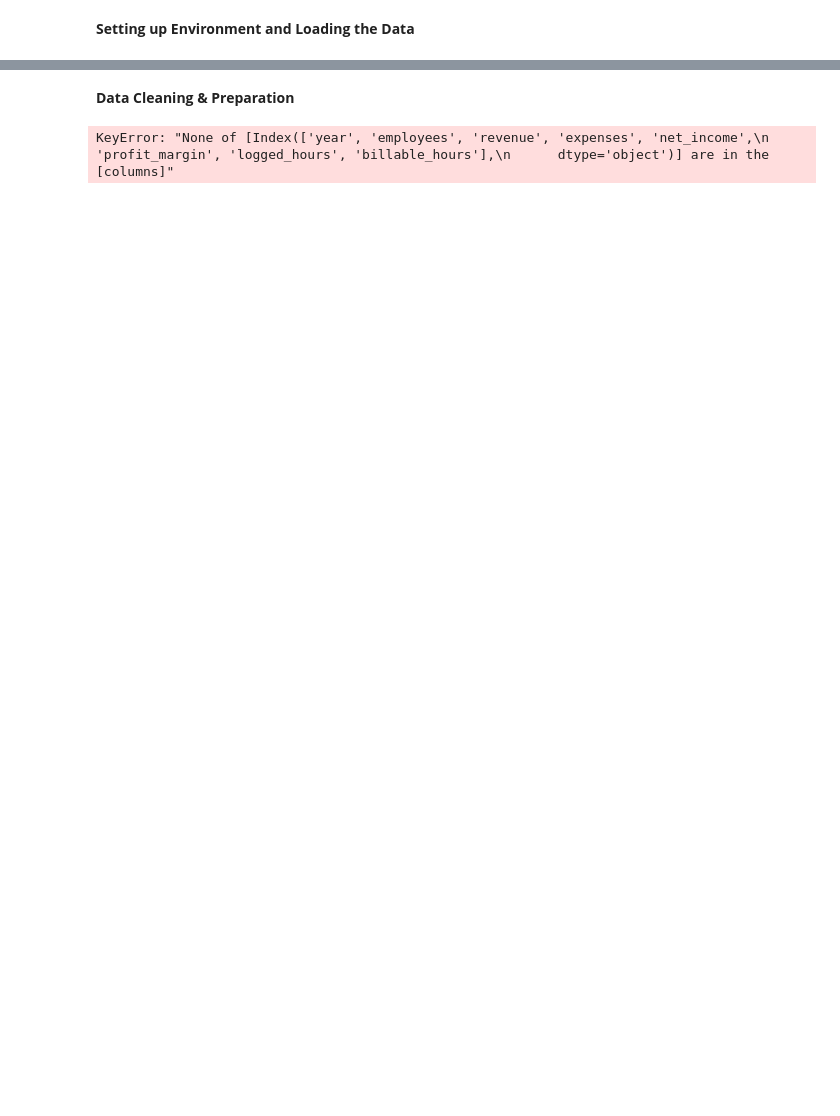
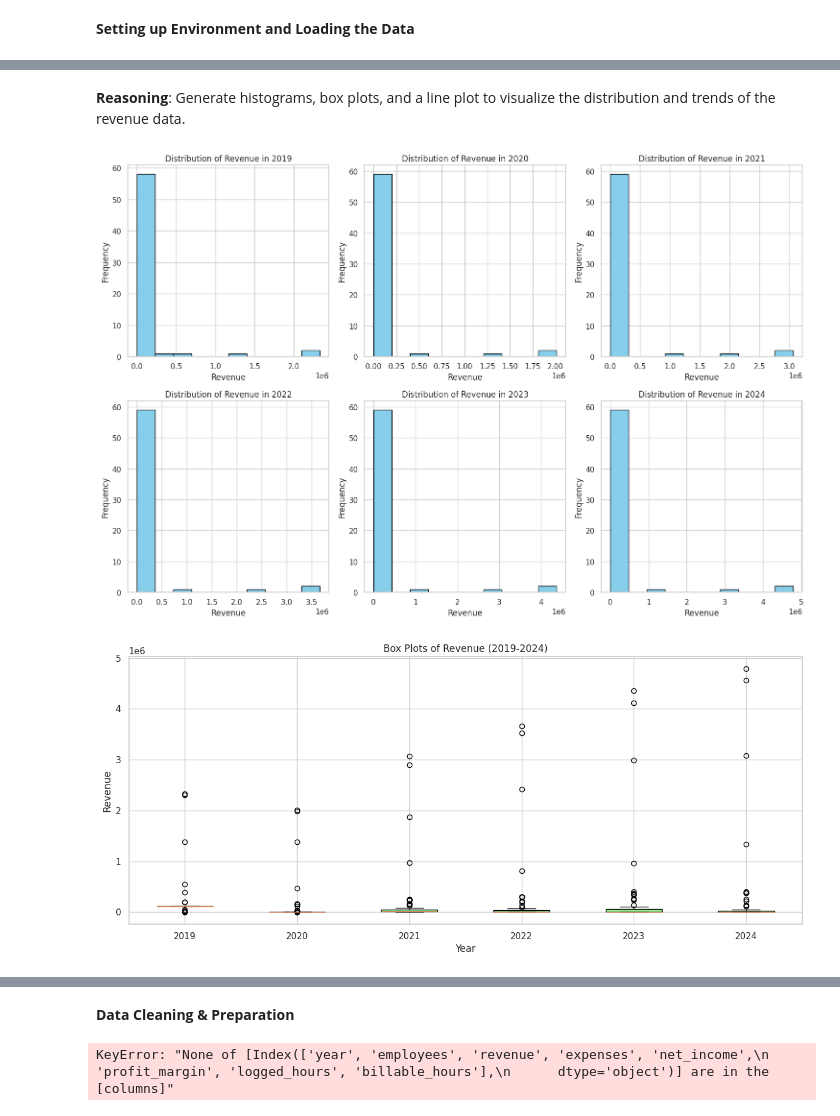
Before and after one commit to chipojaya1/pro_bono_dd, a Jupyter notebook: Efficiency_Report.ipynb, the cells around one changed output, grey strips where cells are left out. Cells and saved outputs as stored; diff of their text form; code cells hidden in the pictures; blank space fills up the shorter version.

```diff
--- a/Efficiency_Report.ipynb
+++ b/Efficiency_Report.ipynb
@@ -11,0 +52,12 @@ data = '/content/[GWU] DD Revenue Data.xlsx'
+# %%
+import pandas as pd
+
+try:
+    df = pd.read_excel('[GWU] DD Revenue Data.xlsx')
+    display(df.head())
+except FileNotFoundError:
+    print("Error: File '[GWU] DD Revenue Data.xlsx' not found.")
+    df = None
+except Exception as e:
+    print(f"An unexpected error occurred: {e}")
+    df = None
@@ -11,0 +227,37 @@ data = '/content/[GWU] DD Revenue Data.xlsx'
+# %% [markdown]
+**Reasoning**:
+Generate histograms, box plots, and a line plot to visualize the distribution and trends of the revenue data.
+# %%
+import matplotlib.pyplot as plt
+
+# Histograms
+plt.figure(figsize=(15, 10))
+for i, col in enumerate([2019, 2020, 2021, 2022, 2023, 2024]):
+    plt.subplot(2, 3, i + 1)
+    plt.hist(df[col], bins=10, color='skyblue', edgecolor='black')
+    plt.title(f'Distribution of Revenue in {col}')
+    plt.xlabel('Revenue')
+    plt.ylabel('Frequency')
+plt.tight_layout()
+plt.show()
+
+# Box plots
+plt.figure(figsize=(15, 6))
+plt.boxplot([df[col] for col in [2019, 2020, 2021, 2022, 2023, 2024]], labels=[2019, 2020, 2021, 2022, 2023, 2024], patch_artist=True, boxprops=dict(facecolor='lightgreen'))
+plt.title('Box Plots of Revenue (2019-2024)')
+plt.xlabel('Year')
+plt.ylabel('Revenue')
+plt.show()
+
+# Line plot of total revenue over time
+total_revenue_by_year = df[[2019, 2020, 2021, 2022, 2023, 2024]].sum(axis=0)
+plt.figure(figsize=(10, 6))
+plt.plot(total_revenue_by_year.index, total_revenue_by_year.values, marker='o', linestyle='-', color='orange')
+plt.title('Total Revenue Trend (2019-2024)')
+plt.xlabel('Year')
+plt.ylabel('Total Revenue')
+plt.grid(True)
+plt.show()
+# %% [output]
+[figure, added]
+[figure, added]
```
Also changed, not shown: parts of 47 cells of this notebook.
